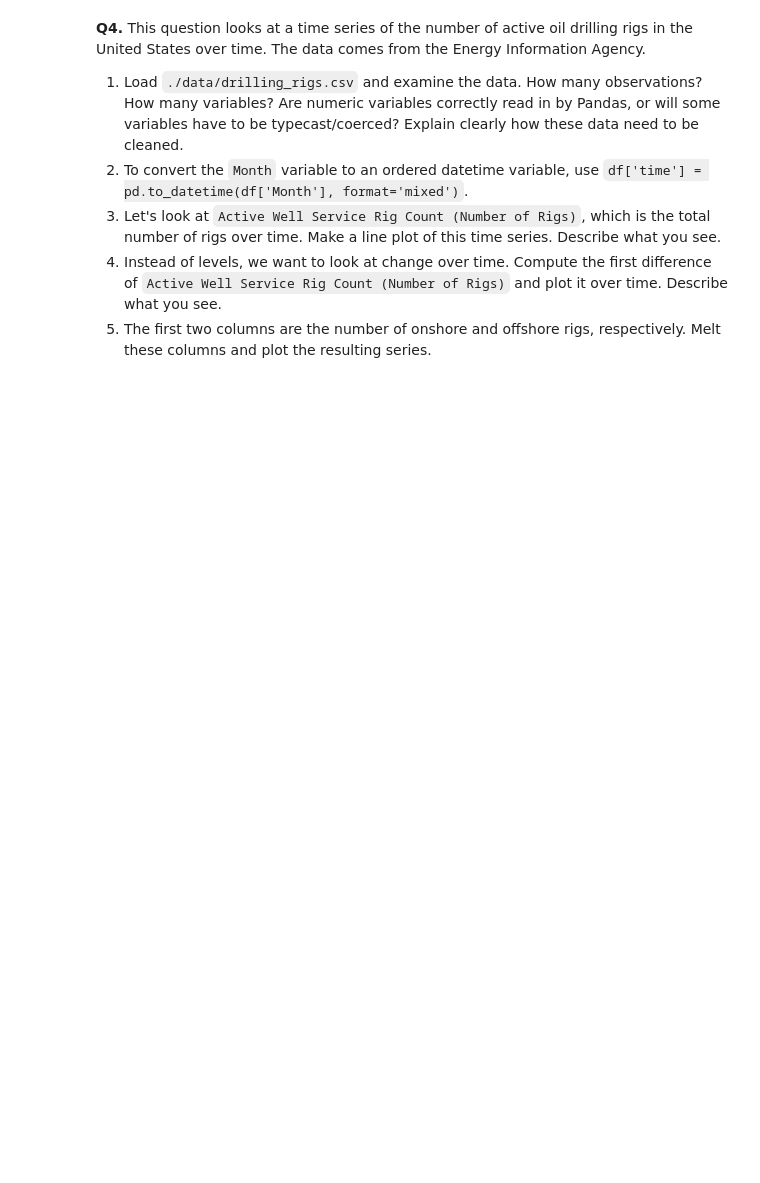
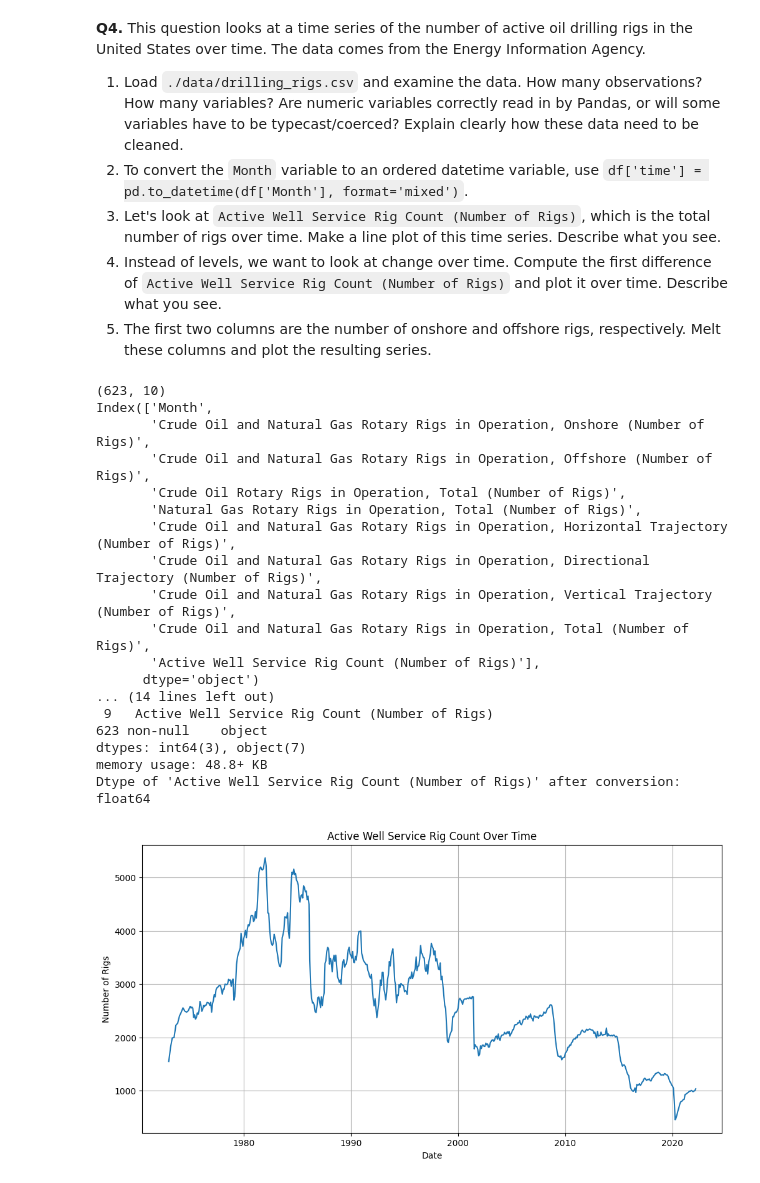
Before and after one commit to nickgoering/EDA, a Jupyter notebook: assignment/assignment.ipynb, the cells around one changed output. Drawn from its saved outputs; the diff is of its cells as text; code cells hidden in the pictures; blank space fills up the shorter version.

```diff
--- a/assignment/assignment.ipynb
+++ b/assignment/assignment.ipynb
@@ -74,3 +447,83 @@ df
 3. Let's look at `Active Well Service Rig Count (Number of Rigs)`, which is the total number of rigs over time. Make a line plot of this time series. Describe what you see.
 4. Instead of levels, we want to look at change over time. Compute the first difference of  `Active Well Service Rig Count (Number of Rigs)` and plot it over time. Describe what you see.
 5. The first two columns are the number of onshore and offshore rigs, respectively. Melt these columns and plot the resulting series.
+# %%
+url='https://raw.githubusercontent.com/nickgoering/EDA/refs/heads/main/data/drilling_rigs.csv'
+df_dr=pd.read_csv(url)
+df_dr
+
+#Q4.1
+# How many observations, how many variables
+print(df_dr.shape)
+print(df_dr.columns)
+# 630 observations
+# 10 variables
+
+#Are numeric variables correctly read in by pandas, or will some variables have to by typecasted/coerced?
+df_dr.info()
+# need to convert month to datetime variable
+
+# Q4.2
+df_dr['time'] = pd.to_datetime(df_dr['Month'], format='mixed')
+
+# Convert 'Active Well Service Rig Count (Number of Rigs)' to numeric, coercing errors to NaN
+df_dr['Active Well Service Rig Count (Number of Rigs)'] = pd.to_numeric(df_dr['Active Well Service Rig Count (Number of Rigs)'], errors='coerce')
+
+# Verify the dtype after conversion
+print(f"Dtype of 'Active Well Service Rig Count (Number of Rigs)' after conversion: {df_dr['Active Well Service Rig Count (Number of Rigs)'].dtype}")
+
+plt.figure(figsize=(12, 6))
+sns.lineplot(x='time', y='Active Well Service Rig Count (Number of Rigs)', data=df_dr)
+plt.title('Active Well Service Rig Count Over Time')
+plt.xlabel('Date')
+plt.ylabel('Number of Rigs')
+plt.grid(True)
+plt.show()
+
+df_dr['Rig Count First Difference'] = df_dr['Active Well Service Rig Count (Number of Rigs)'].diff()
+
+plt.figure(figsize=(12, 6))
+sns.lineplot(x='time', y='Rig Count First Difference', data=df_dr)
+plt.title('First Difference of Active Well Service Rig Count Over Time')
+plt.xlabel('Date')
+plt.ylabel('Change in Number of Rigs')
+plt.grid(True)
+plt.show()
+
+df_melted = df_dr.melt(
+    id_vars=['time'],
+    value_vars=[
+        'Crude Oil and Natural Gas Rotary Rigs in Operation, Onshore (Number of Rigs)',
+        'Crude Oil and Natural Gas Rotary Rigs in Operation, Offshore (Number of Rigs)'
+    ],
+    var_name='Rig Type',
+    value_name='Number of Rigs'
+)
+
+plt.figure(figsize=(14, 7))
+sns.lineplot(x='time', y='Number of Rigs', hue='Rig Type', data=df_melted)
+plt.title('Onshore vs. Offshore Rotary Rig Counts Over Time')
+plt.xlabel('Date')
+plt.ylabel('Number of Rigs')
+plt.grid(True)
+plt.legend(title='Rig Type')
+plt.show()
+# %% [output]
+(623, 10)
+Index(['Month',
+       'Crude Oil and Natural Gas Rotary Rigs in Operation, Onshore (Number of Rigs)',
+       'Crude Oil and Natural Gas Rotary Rigs in Operation, Offshore (Number of Rigs)',
+       'Crude Oil Rotary Rigs in Operation, Total (Number of Rigs)',
+       'Natural Gas Rotary Rigs in Operation, Total (Number of Rigs)',
+       'Crude Oil and Natural Gas Rotary Rigs in Operation, Horizontal Trajectory (Number of Rigs)',
+       'Crude Oil and Natural Gas Rotary Rigs in Operation, Directional Trajectory (Number of Rigs)',
+       'Crude Oil and Natural Gas Rotary Rigs in Operation, Vertical Trajectory (Number of Rigs)',
+       'Crude Oil and Natural Gas Rotary Rigs in Operation, Total (Number of Rigs)',
+       'Active Well Service Rig Count (Number of Rigs)'],
+      dtype='object')
+... (14 lines left out)
+ 9   Active Well Service Rig Count (Number of Rigs)                                               623 non-null    object
+dtypes: int64(3), object(7)
+memory usage: 48.8+ KB
+Dtype of 'Active Well Service Rig Count (Number of Rigs)' after conversion: float64
+[figure, added]
```
Also changed, not shown: parts of 5 cells of this notebook.
